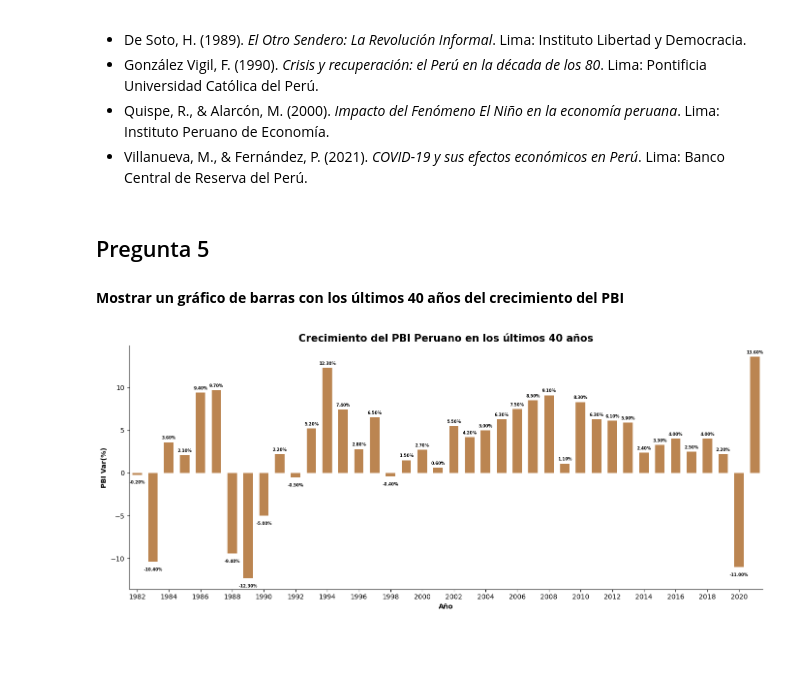
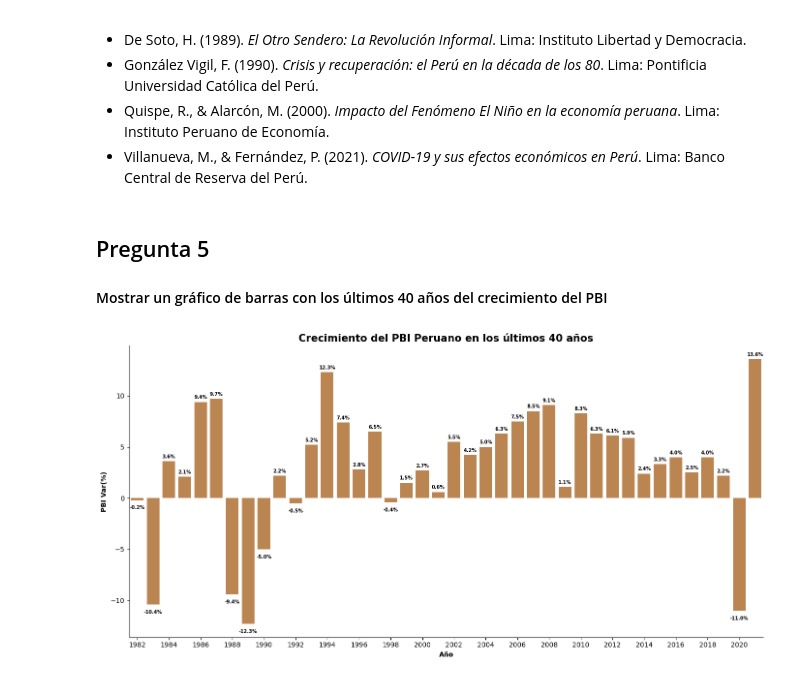
Before and after one commit to Luivelo/Expresate_Peru_con_Datos_2024_Team_GPT, a Jupyter notebook: Proyecto/Storytelling_working_enviroment.ipynb, the cells around one changed output. Cells and saved outputs as stored; diff of their text form; code cells hidden in the pictures; blank space fills up the shorter version.

```diff
--- a/Proyecto/Storytelling_working_enviroment.ipynb
+++ b/Proyecto/Storytelling_working_enviroment.ipynb
@@ -186,7 +193,7 @@ for i, bar in enumerate(bars.patches):
     year = data_10_years.iloc[i]['Año']
     if year in data_dict:
         pbi_por = data_dict[year]
-        ax.annotate(f'{pbi_por:.2f}%',
+        ax.annotate(f'{pbi_por:.1f}%',
                     xy=(bar.get_x() + bar.get_width() / 2, height),
                     xytext=(0, 3),  # 3 puntos de desplazamiento vertical
                     textcoords="offset points",
@@ -215,7 +222,7 @@ data_10_years['Año'] = data_10_years['Año'].astype(int)
 data_10_years = pd.concat([data_10_years, data_2008[['Año', 'Peru_PBI_por', 'PBI']].astype(int)]) #Appendeando el año 2008 al dataframe
 
 # Crear el gráfico de barras horizontal
-fig, ax = plt.subplots(figsize=(12, 4))
+fig, ax = plt.subplots(figsize=(14, 5))
 bars = sns.barplot(x='Peru_PBI_por', y='Año', data=data_10_years,
                 palette='flare', orient='h',
                 order=data_10_years.sort_values('Peru_PBI_por', ascending=False)['Año'],
@@ -226,7 +233,7 @@ for i, bar in enumerate(bars.patches):
     width = bar.get_width()
     year = data_10_years.iloc[i]['Año']
     pbi_por = data_10_years.iloc[i]['Peru_PBI_por']
-    ax.annotate(f'{pbi_por:.2f}%',
+    ax.annotate(f'{pbi_por:.1f}%',
                 xy=(width, bar.get_y() + bar.get_height() / 2),
                 xytext=(5, 0),  # 5 puntos de desplazamiento horizontal
                 textcoords="offset points",
@@ -300,7 +307,7 @@ for i, bar in enumerate(bars.patches):
     year = data_10_less.iloc[i]['Año']
     if year in data_dict:
         pbi_por = data_dict[year]
-        ax.annotate(f'{pbi_por:.2f}%',
+        ax.annotate(f'{pbi_por:.1f}%',
                     xy=(bar.get_x() + bar.get_width() / 2, height),
                     xytext=(3, -15),  # 3 puntos de desplazamiento vertical
                     textcoords="offset points",
@@ -346,14 +353,14 @@ for i, bar in enumerate(bars.patches):
     pbi_por = data_10_less.iloc[i]['Peru_PBI_por']
     if width < 0:
         # Para barras con anchura negativa, coloca la etiqueta a la izquierda
-        bars.annotate(f'{pbi_por:.2f}%',
+        bars.annotate(f'{pbi_por:.1f}%',
                       xy=(width, bar.get_y() + bar.get_height() / 2),
                       xytext=(-5, 0),  # Desplazamiento horizontal hacia la izquierda
                       textcoords="offset points",
                       ha='right', va='center', fontsize=10, color='black')
     else:
         # Para barras con anchura positiva, coloca la etiqueta a la derecha
-        bars.annotate(f'{pbi_por:.2f}%',
+        bars.annotate(f'{pbi_por:.1f}%',
                       xy=(width, bar.get_y() + bar.get_height() / 2),
                       xytext=(20, 0),  # Desplazamiento horizontal hacia la derecha
                       textcoords="offset points",
@@ -415,7 +422,7 @@ La contracción del PIB en 2020 fue del **-11.0%**, resultado de la **pandemia g
 - Villanueva, M., & Fernández, P. (2021). _COVID-19 y sus efectos económicos en Perú_. Lima: Banco Central de Reserva del Perú.
 # %% [markdown]
 ## Pregunta 5
-#### **Mostrar un gráfico de barras con los últimos 40 años del crecimiento del PBI**
+#### Mostrar un gráfico de barras con los últimos 40 años del crecimiento del PBI
 # %%
 import matplotlib.pyplot as plt
 import seaborn as sns
@@ -427,38 +434,38 @@ data_last_40_years = data_last_40_years.sort_values(by='Año', ascending=False).
 data_last_40_years = data_last_40_years.sort_values(by='Año')  # Ordenar por año de menor a mayor
 
 # Crear el gráfico de barras
-fig, ax = plt.subplots(figsize=(14, 6))
-bars = sns.barplot(x='Año', y='Peru_PBI_por', data=data_last_40_years, color='peru', width=0.6)
+fig, ax = plt.subplots(figsize=(14, 7))
+bars = sns.barplot(x='Año', y='Peru_PBI_por', data=data_last_40_years, color='peru', width=0.8)
 
 # Añadir etiquetas de porcentaje de variación a cada barra
 for i, bar in enumerate(bars.patches):
     height = bar.get_height()
     if height < 0:
-        ax.annotate(f'{height:.2f}%',
+        ax.annotate(f'{height:.1f}%',
                 xy=(bar.get_x() + bar.get_width() / 2, height),
                 xytext=(0, -15),  # -15 puntos de desplazamiento vertical
                 textcoords="offset points",
-                ha='center', va='bottom', fontsize=6, color='black', weight='bold')
+                ha='center', va='bottom', fontsize=7, color='black', weight='bold')
     else:
-        ax.annotate(f'{height:.2f}%',
+        ax.annotate(f'{height:.1f}%',
                 xy=(bar.get_x() + bar.get_width() / 2, height),
                 xytext=(0, 3),  # 3 puntos de desplazamiento vertical
                 textcoords="offset points",
-                ha='center', va='bottom', fontsize=6, color='black', weight='bold')
+                ha='center', va='bottom', fontsize=7, color='black', weight='bold')
 
 # Limpiar bordes innecesarios del gráfico
 sns.despine(left=False, bottom=False)
 
 # Añadir título y etiquetas
 plt.title("Crecimiento del PBI Peruano en los últimos 40 años", weight='bold', size=15)
 ax.set_xlabel("Año", weight='bold', size=10)
 ax.set_ylabel("PBI Var(%)", weight='bold', size=10)
 ax.set_xticks(ax.get_xticks()[::2])
 
 
 # Ajustar diseño y mostrar gráfico
 plt.grid(False)
 plt.tight_layout()
 plt.show()
 # %% [output]
-[figure, old version]
+[figure, new version]
```
Also changed, not shown: parts of 9 cells of this notebook.
